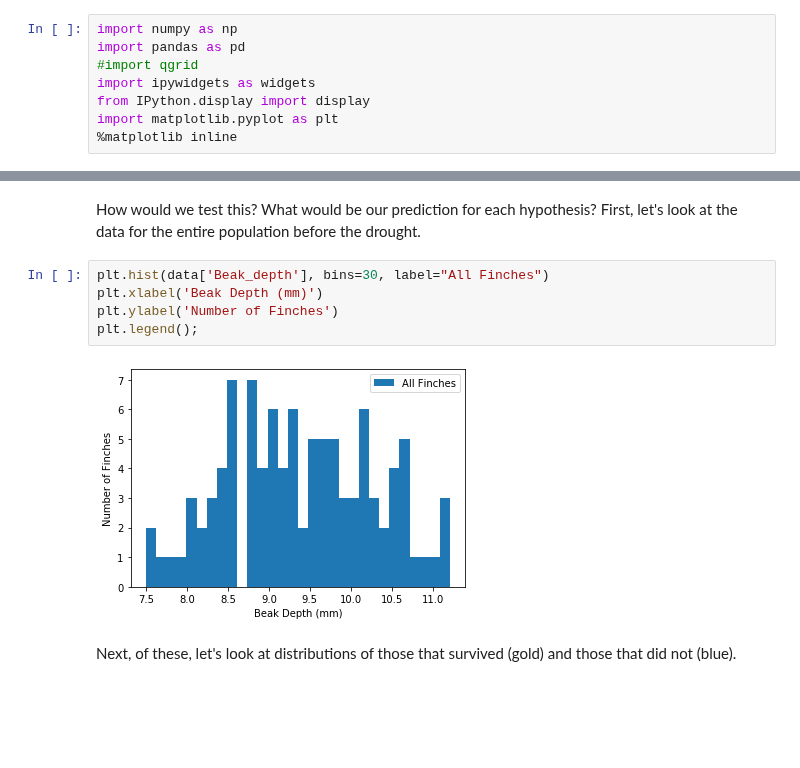
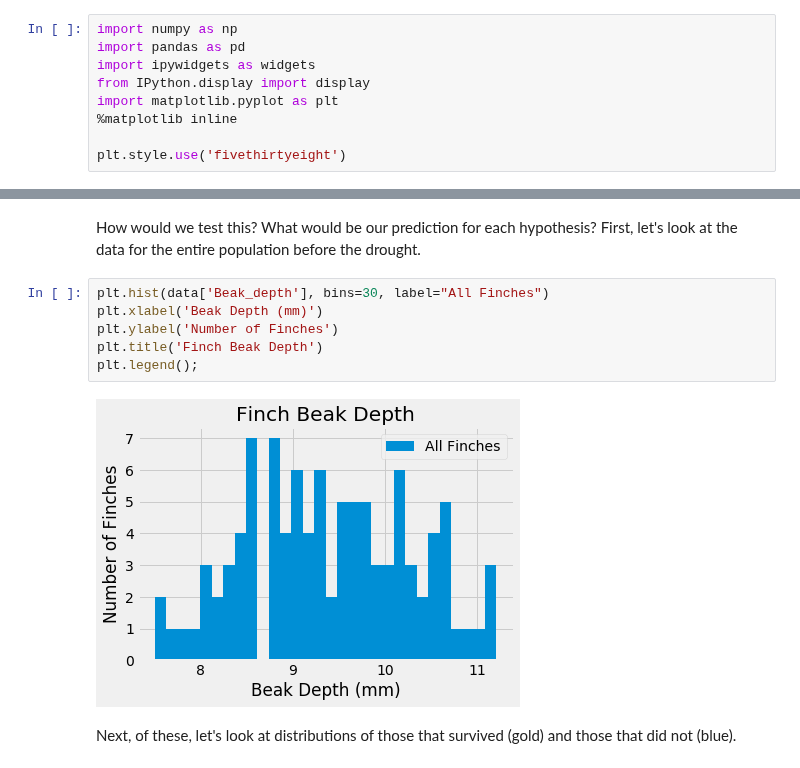
Before and after one commit to ds-modules/Bio-1B, a Jupyter notebook: Bio 1B Jupyter Introduction Darwin's Finches example.ipynb, the cells around one changed output, grey strips where cells are left out. Saved outputs shown, nothing was run; the diff lists cells and outputs as text; blank space fills up the shorter version.

Commit message:
clean up finches

```diff
--- a/Bio 1B Jupyter Introduction Darwin's Finches example.ipynb
+++ b/Bio 1B Jupyter Introduction Darwin's Finches example.ipynb
@@ -70,11 +66,12 @@ __You will need to run this next cell to import tools needed by Python for manip
 # %%
 import numpy as np
 import pandas as pd
-#import qgrid
 import ipywidgets as widgets
 from IPython.display import display
 import matplotlib.pyplot as plt
 %matplotlib inline
+
+plt.style.use('fivethirtyeight')
 # %% [markdown]
 <br>
 
@@ -135,10 +132,11 @@ How would we test this? What would be our prediction for each hypothesis?  First
 # %%
 plt.hist(data['Beak_depth'], bins=30, label="All Finches")
 plt.xlabel('Beak Depth (mm)')
 plt.ylabel('Number of Finches')
+plt.title('Finch Beak Depth')
 plt.legend();
 # %% [output]
-[figure, old version]
+[figure, new version]
 # %% [markdown]
 Next, of these, let's look at distributions of those that survived (gold) and those that did not (blue).
 # %%
```
Also changed, not shown: parts of 9 cells of this notebook.
